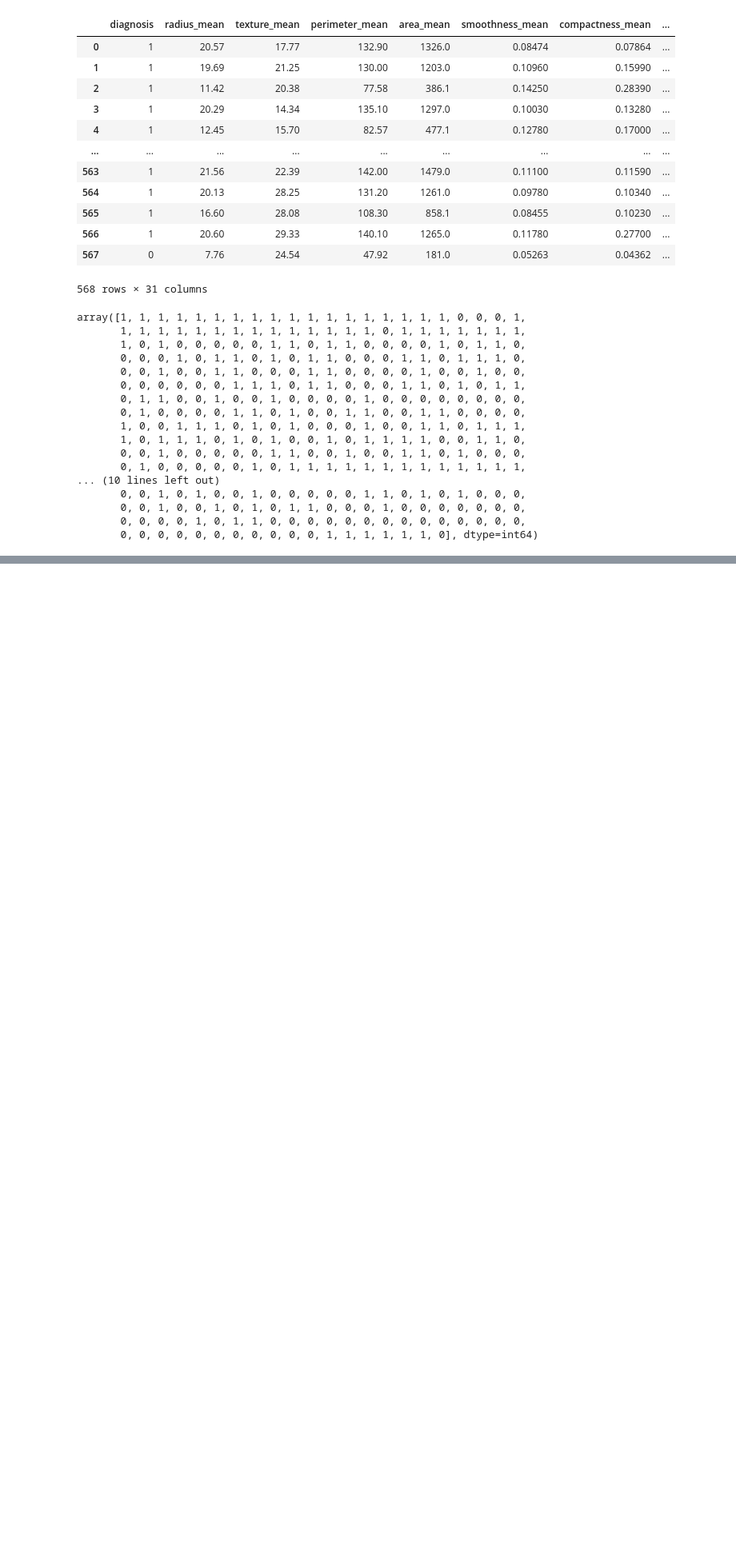
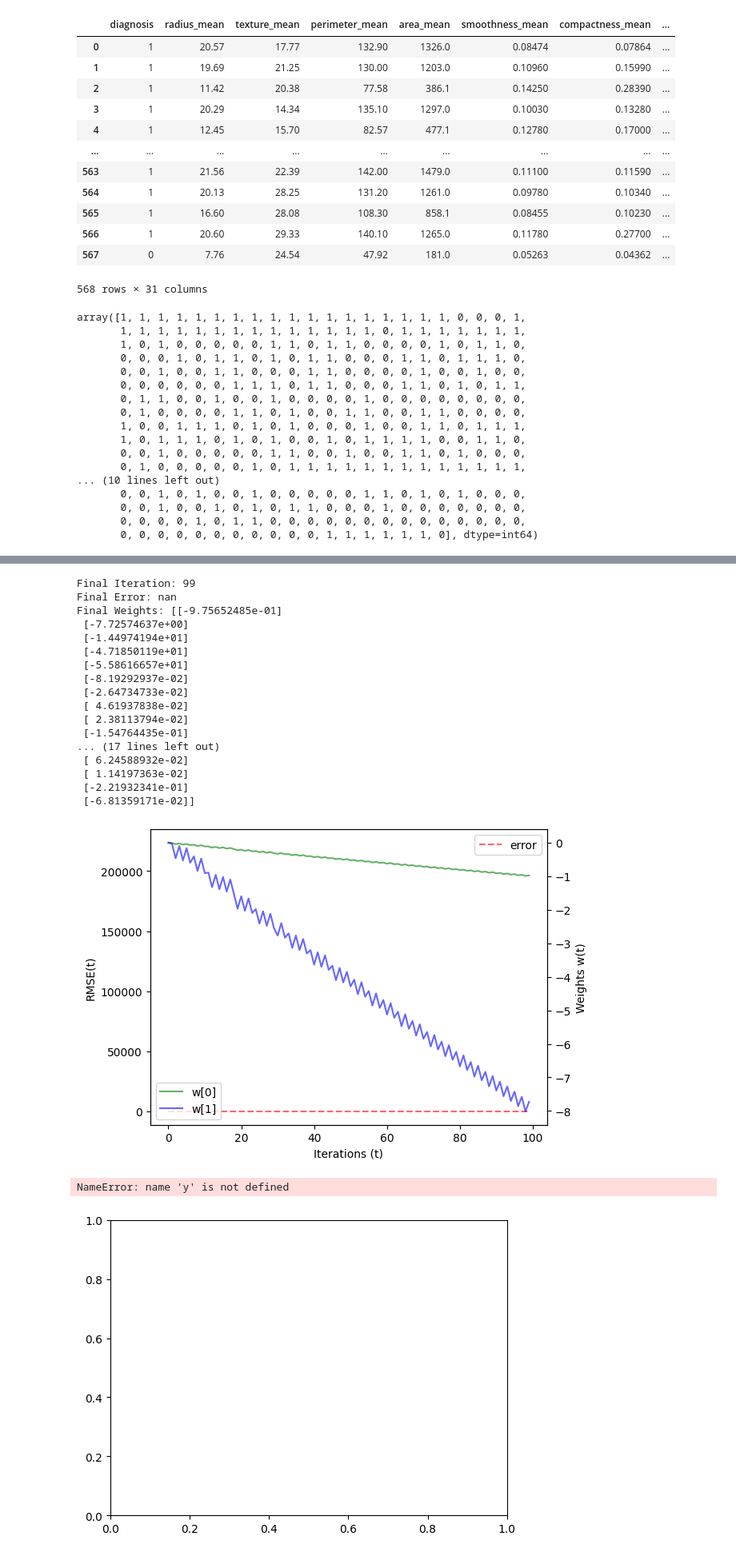
Before and after one commit to fabio-lucs/Breast-Cancer-Predict, a Jupyter notebook: breast_dataset/notebooks/nb_cancer_predict_model.ipynb, the cells around one changed output, grey strips where cells are left out. Shown at 80% size. Drawn from its saved outputs; the diff is of its cells as text; code cells hidden in the pictures; blank space fills up the shorter version.

```diff
--- a/breast_dataset/notebooks/nb_cancer_predict_model.ipynb
+++ b/breast_dataset/notebooks/nb_cancer_predict_model.ipynb
@@ -109,3 +110,6 @@ array([1, 1, 1, 1, 1, 1, 1, 1, 1, 1, 1, 1, 1, 1, 1, 1, 1, 1, 0, 0, 0, 1,
        0, 0, 1, 0, 0, 1, 0, 1, 0, 1, 1, 0, 0, 0, 1, 0, 0, 0, 0, 0, 0, 0,
        0, 0, 0, 0, 1, 0, 1, 1, 0, 0, 0, 0, 0, 0, 0, 0, 0, 0, 0, 0, 0, 0,
        0, 0, 0, 0, 0, 0, 0, 0, 0, 0, 0, 1, 1, 1, 1, 1, 1, 0], dtype=int64)
+# %%
+X = Preprocessing.build_design_matrix(data.iloc[:,1:].values)
+X, Y
@@ -115,3 +137,64 @@ from src.models import LinearModel, LogisticModel
 from src.optimizers import SteepestDescentMethod, NewtonsMethod
 from src.analyzers import PlotterAlgorithmObserver
 from src.stop_criteria import CompositeStopCriteria, MaxIterationStopCriteria, MinErrorStopCriteria
+# %%
+def plot_sigmoide(model):
+
+    def sigmoid(x):
+        return 1 / (1 + np.exp(-x))
+
+    x = np.array([np.linspace(min(X[:,1]), max(X[:,1]), 50)]).T
+    Xs = Preprocessing.build_design_matrix(x)
+    fig, ax = plt.subplots(1,1)
+    ax.scatter(X[:,1], y, alpha=.3)
+    ax.plot(x, model.predict(Xs))
+    # ax.plot(x, sigmoid(model.w[0] + model.w[1]*x))
+    plt.show()
+
+def plot_strategy(optimizer, learning_rate, model):
+    alg = PLA(optimizer, model)
+    min_error = 0.01
+    max_iteration = 100
+
+    np.random.seed(seed=0)
+    stop_criteria = CompositeStopCriteria()
+    stop_criteria.add(MinErrorStopCriteria(min_error=min_error))
+    stop_criteria.add(MaxIterationStopCriteria(max_iteration=max_iteration))
+
+    analyzer = PlotterAlgorithmObserver()
+    alg.add(analyzer)
+
+    alg.fit(X, y, stop_criteria)
+
+    final_iteration = max(analyzer.iterations)
+    print(f"Final Iteration: {final_iteration}")
+    print(f"Final Error: {analyzer.errors[final_iteration]}")
+    print(f"Final Weights: {analyzer.weights[final_iteration]}")
+    analyzer.plot()
+    plot_sigmoide(model)
+# %%
+learning_rate = 0.0001
+model = LogisticModel()
+optimizer = SteepestDescentMethod(learning_rate)
+plot_strategy(optimizer, learning_rate, model)
+# %% [output]
+Final Iteration: 99
+Final Error: nan
+Final Weights: [[-9.75652485e-01]
+ [-7.72574637e+00]
+ [-1.44974194e+01]
+ [-4.71850119e+01]
+ [-5.58616657e+01]
+ [-8.19292937e-02]
+ [-2.64734733e-02]
+ [ 4.61937838e-02]
+ [ 2.38113794e-02]
+ [-1.54764435e-01]
+... (17 lines left out)
+ [ 6.24588932e-02]
+ [ 1.14197363e-02]
+ [-2.21932341e-01]
+ [-6.81359171e-02]]
+[figure, added]
+NameError: name 'y' is not defined
+[figure, added]
```
Also changed, not shown: parts of 2 cells of this notebook, 1 other file.
